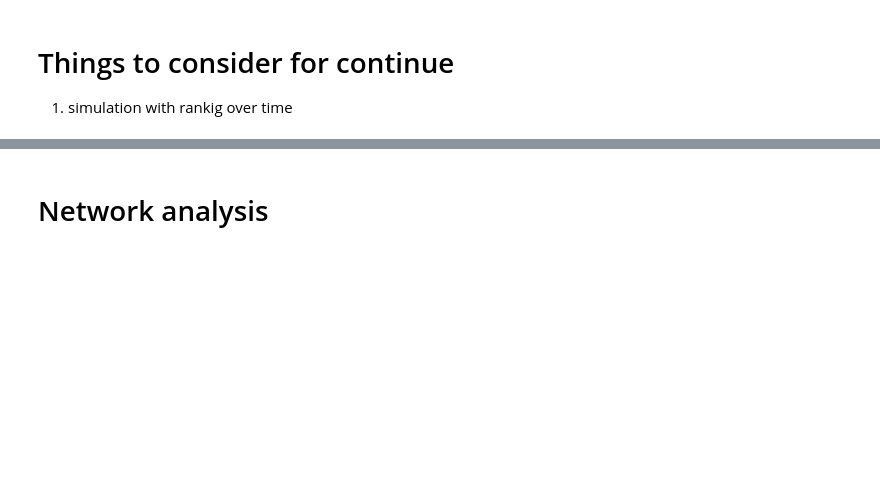
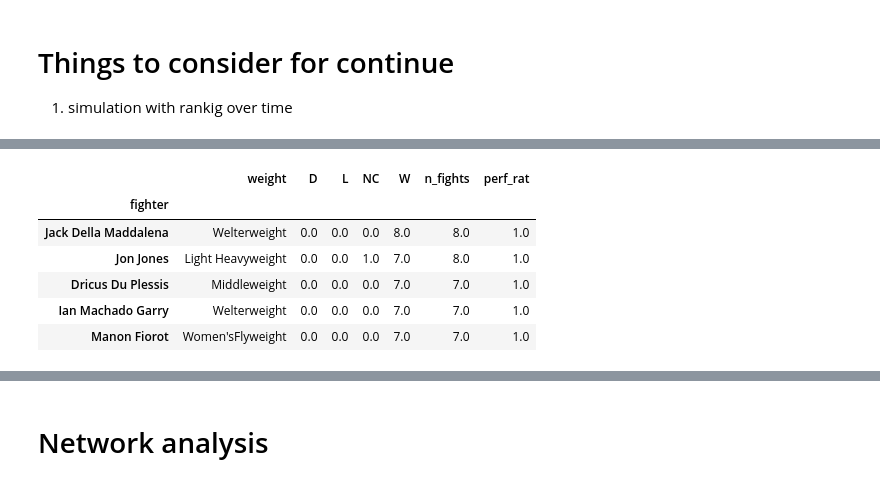
Before and after one commit to zarreh/mma_ranking, a Jupyter notebook: Notebooks/UFC_ranking/UFC_ranking_new.ipynb, the cells around one changed output, grey strips where cells are left out. Cells and saved outputs as stored; diff of their text form; code cells hidden in the pictures; blank space fills up the shorter version.

```diff
--- a/Notebooks/UFC_ranking/UFC_ranking_new.ipynb
+++ b/Notebooks/UFC_ranking/UFC_ranking_new.ipynb
@@ -88,35 +88,44 @@ def fighter_perfomance(n):
     """
     n: number of years for performance rate
     """
     df_1 = (
         df[(df["Date"] >= dt - timedelta(weeks=52 * n))]
         .groupby(["fighter1", "fighter1_result", "Weight"])["TIME_FORMAT"]
         .count()
         .unstack(level=-2)
         .fillna(0)
     )
     df_1.index.set_names(["fighter", "weight"], inplace=True)
     df_2 = (
         df[(df["Date"] >= dt - timedelta(weeks=52 * n))]
         .groupby(["fighter2", "fighter2_result", "Weight"])["TIME_FORMAT"]
         .count()
         .unstack(level=-2)
         .fillna(0)
     )
     df_2.index.set_names(["fighter", "weight"], inplace=True)
     df_perf = df_1.add(df_2, fill_value=0)
     df_perf["n_fights"] = df_perf.sum(axis=1)
     df_perf["perf_rat"] = (df_perf["n_fights"] - df_perf["L"]) / df_perf["n_fights"]
-    df_perf.columns = df_perf.columns.values
+    # df_perf.columns = df_perf.columns.values
+    df_perf.columns = pd.Index(df_perf.columns.values.astype(str))
     df_perf = df_perf.sort_values(
         by=["perf_rat", "n_fights"], ascending=False
     ).reset_index(
         level=-1
     )  # [df_perf.n_fights>2]
     return df_perf
 
 
-df_perf = fighter_perfomance(10)
+fighter_perfomance(10).head()
+# %% [output]
+|  | weight | D | L | NC | W | n_fights | perf_rat |
+| fighter |  |  |  |  |  |  |  |
+| Jack Della Maddalena | Welterweight | 0.0 | 0.0 | 0.0 | 8.0 | 8.0 | 1.0 |
+| Jon Jones | Light Heavyweight | 0.0 | 0.0 | 1.0 | 7.0 | 8.0 | 1.0 |
+| Dricus Du Plessis | Middleweight | 0.0 | 0.0 | 0.0 | 7.0 | 7.0 | 1.0 |
+| Ian Machado Garry | Welterweight | 0.0 | 0.0 | 0.0 | 7.0 | 7.0 | 1.0 |
+| Manon Fiorot | Women'sFlyweight | 0.0 | 0.0 | 0.0 | 7.0 | 7.0 | 1.0 |
 # %%
 # list(df['Weight'].value_counts().index)
 # %%
```
Also changed, not shown: parts of 2 cells of this notebook, 2 other files.
